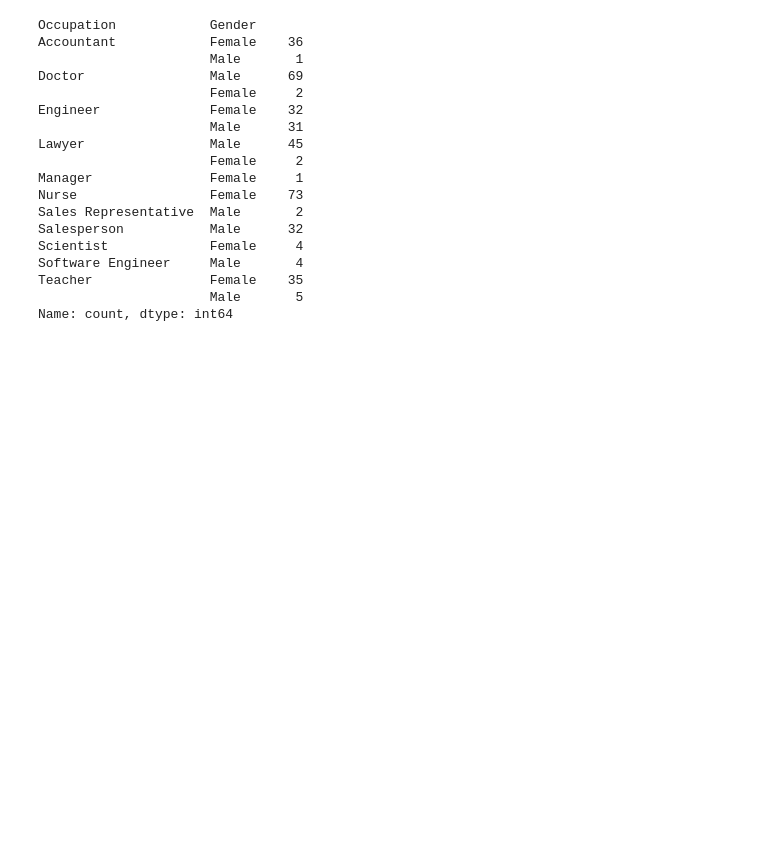
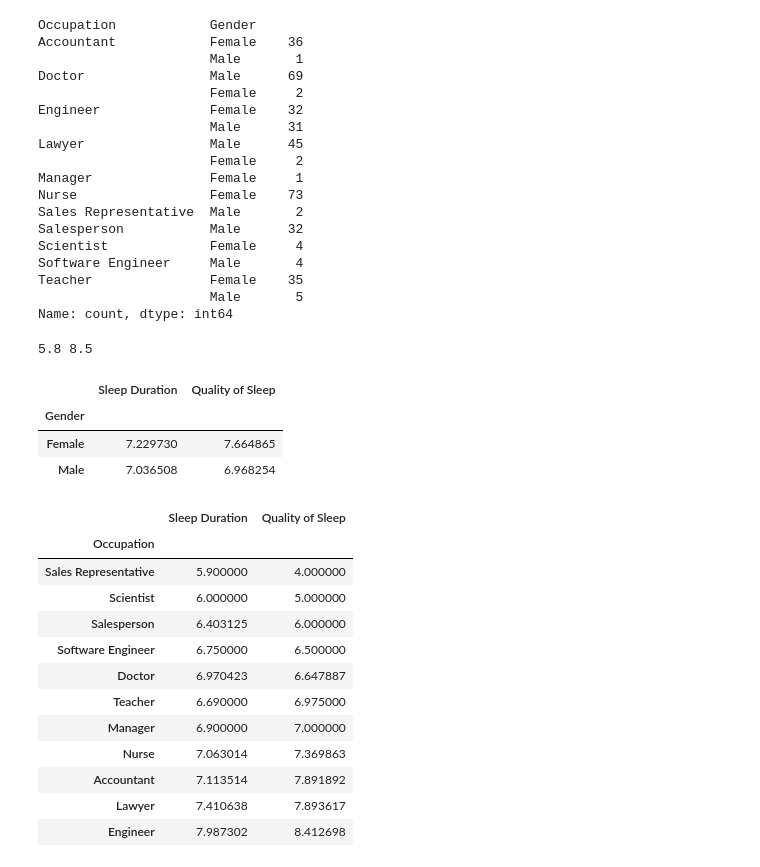
Before and after one commit to WILSON199820/Projects-Data-analyst, a Jupyter notebook: Sleep_health_and_lifestyle.ipynb, the cells around one changed output. Drawn from its saved outputs; the diff is of its cells as text; code cells hidden in the pictures; blank space fills up the shorter version.

```diff
--- a/Sleep_health_and_lifestyle.ipynb
+++ b/Sleep_health_and_lifestyle.ipynb
@@ -133,3 +133,32 @@ Software Engineer     Male       4
 Teacher               Female    35
                       Male       5
 Name: count, dtype: int64
+# %%
+print(data['Sleep Duration'].min(), data['Sleep Duration'].max())
+# %% [output]
+5.8 8.5
+# %%
+data.groupby('Gender')[['Sleep Duration','Quality of Sleep']].mean()
+# %% [output]
+|  | Sleep Duration | Quality of Sleep |
+| Gender |  |  |
+| Female | 7.229730 | 7.664865 |
+| Male | 7.036508 | 6.968254 |
+# %%
+#calidad y duracion del sueño en las distintas ocupaciones
+occ_qua=data.groupby('Occupation')[['Sleep Duration','Quality of Sleep']].mean()
+occ_qua.sort_values(by='Quality of Sleep')
+# %% [output]
+|  | Sleep Duration | Quality of Sleep |
+| Occupation |  |  |
+| Sales Representative | 5.900000 | 4.000000 |
+| Scientist | 6.000000 | 5.000000 |
+| Salesperson | 6.403125 | 6.000000 |
+| Software Engineer | 6.750000 | 6.500000 |
+| Doctor | 6.970423 | 6.647887 |
+| Teacher | 6.690000 | 6.975000 |
+| Manager | 6.900000 | 7.000000 |
+| Nurse | 7.063014 | 7.369863 |
+| Accountant | 7.113514 | 7.891892 |
+| Lawyer | 7.410638 | 7.893617 |
+| Engineer | 7.987302 | 8.412698 |
```
Also changed, not shown: parts of 2 cells of this notebook.
